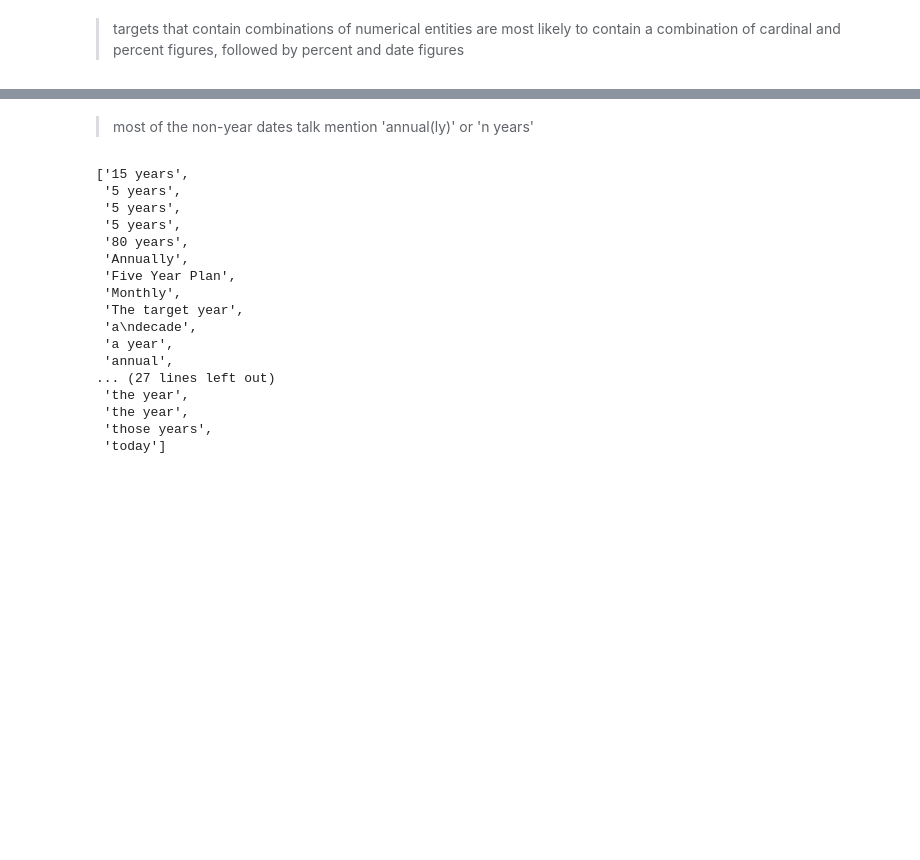
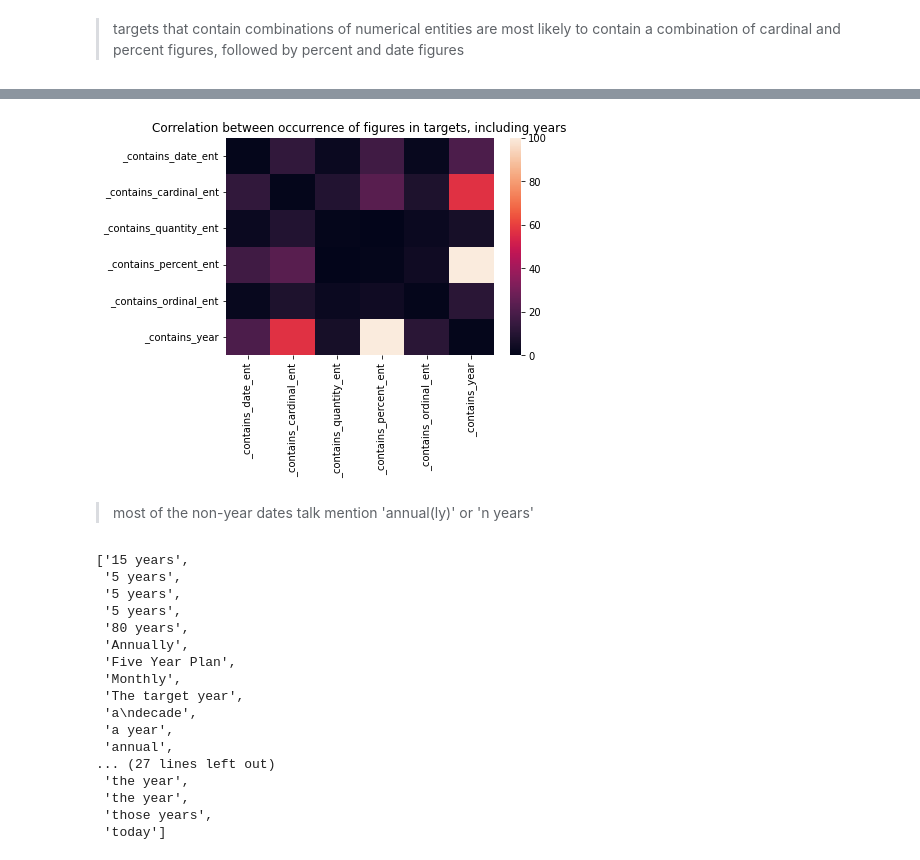
Before and after one commit to climatepolicyradar/target-retrieval, a Jupyter notebook: notebooks/kalyan-EDA.ipynb, the cells around one changed output, grey strips where cells are left out. Drawn from its saved outputs; the diff is of its cells as text; code cells hidden in the pictures; blank space fills up the shorter version.

```diff
--- a/notebooks/kalyan-EDA.ipynb
+++ b/notebooks/kalyan-EDA.ipynb
@@ -191,3 +191,8 @@ sns.heatmap(df[ent_bool_col_names].corr(method=np.dot))
+# %%
+sns.heatmap(df[ent_bool_col_names + ["_contains_year"]].corr(method=np.dot)).set_title(
+    "Correlation between occurrence of figures in targets, including years");
+# %% [output]
+[figure, added]
 # %% [markdown]
 > most of the non-year dates talk mention 'annual(ly)' or 'n years'
 # %%
```
Also changed, not shown: parts of 3 cells of this notebook.
